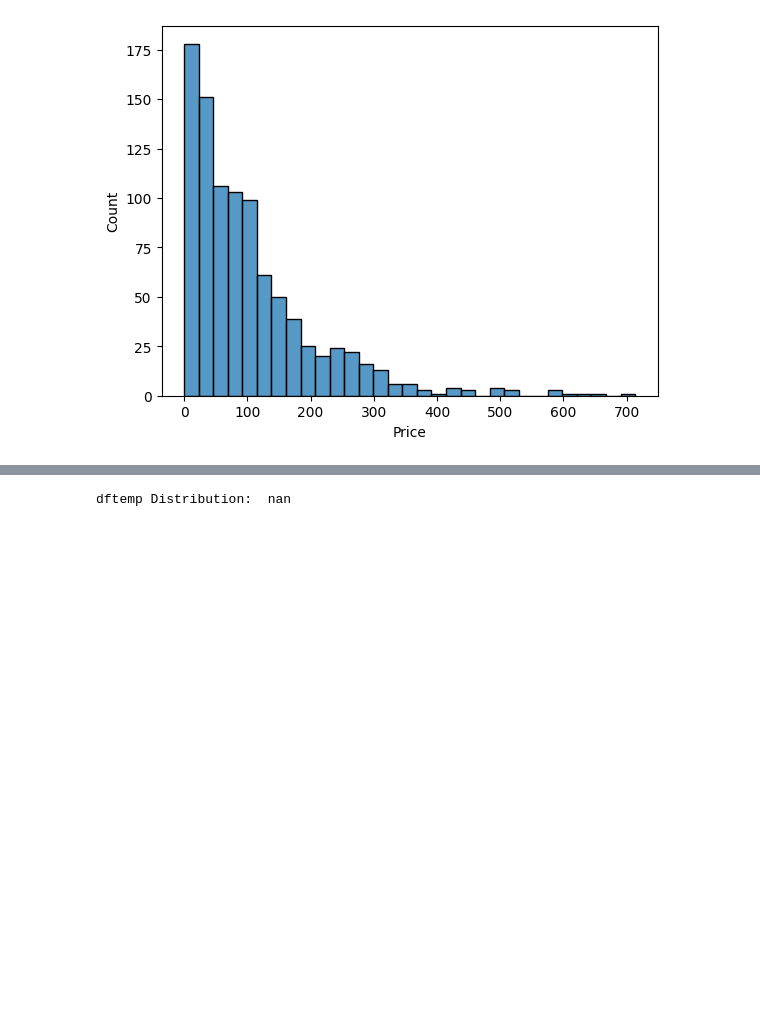
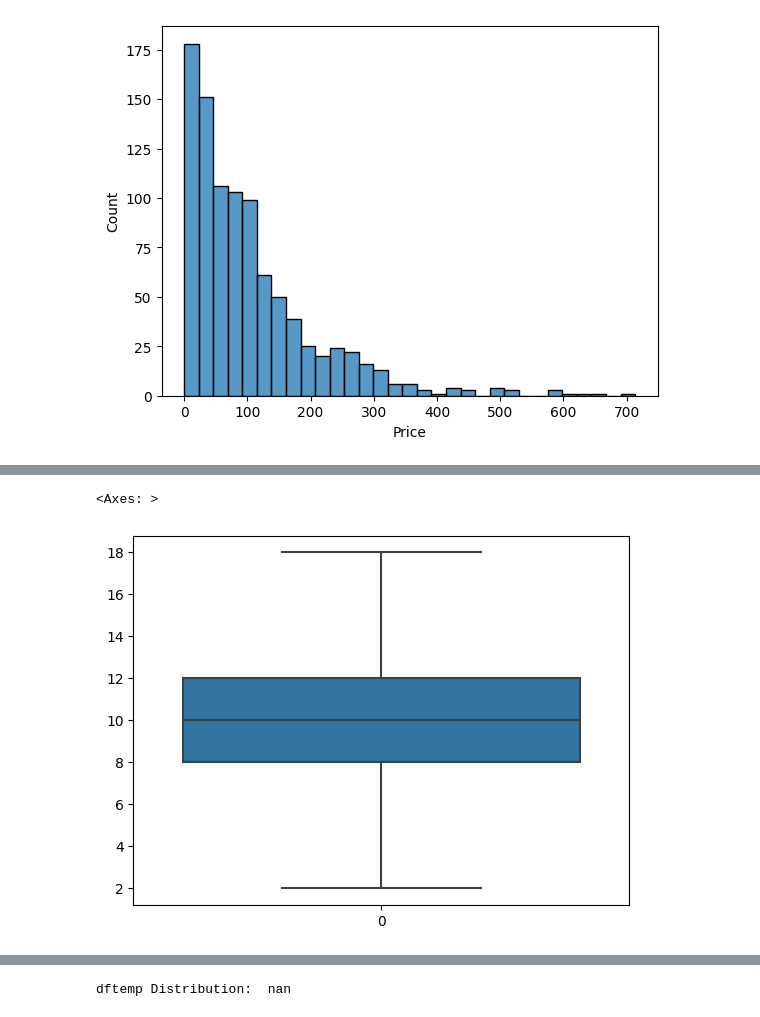
Before and after one commit to pmalviyaa/schulich_data_science, a Jupyter notebook: Assignment 1.ipynb, the cells around one changed output, grey strips where cells are left out. Drawn from its saved outputs; the diff is of its cells as text; code cells hidden in the pictures; blank space fills up the shorter version.

```diff
--- a/Assignment 1.ipynb
+++ b/Assignment 1.ipynb
@@ -79,0 +99,9 @@ sns.histplot(df['Price'])
+# %%
+#Dropping the outlier
+df.drop(df[df['Units Sold']> 18].index, axis=0, inplace=True )
+# %%
+#Viewing Boxplot for the column Units Sold after dropping the outliers
+sns.boxplot(df['Units Sold'])
+# %% [output]
+<Axes: >
+[figure, added]
```
Also changed, not shown: parts of 11 cells of this notebook.
